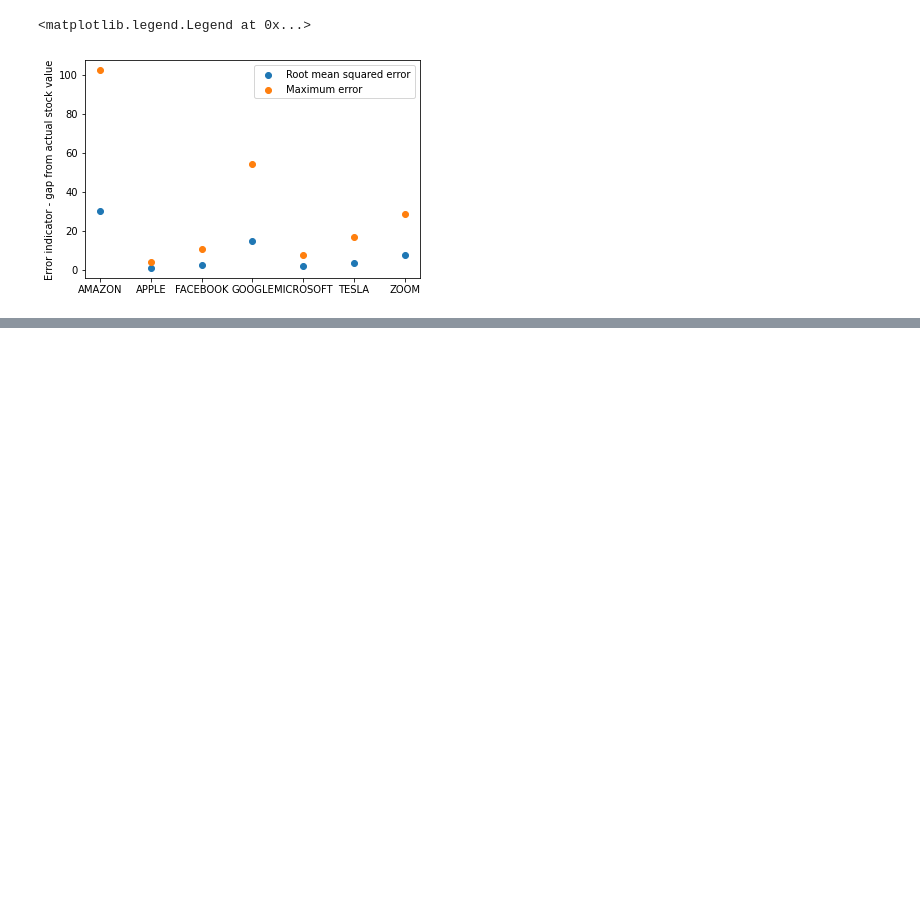
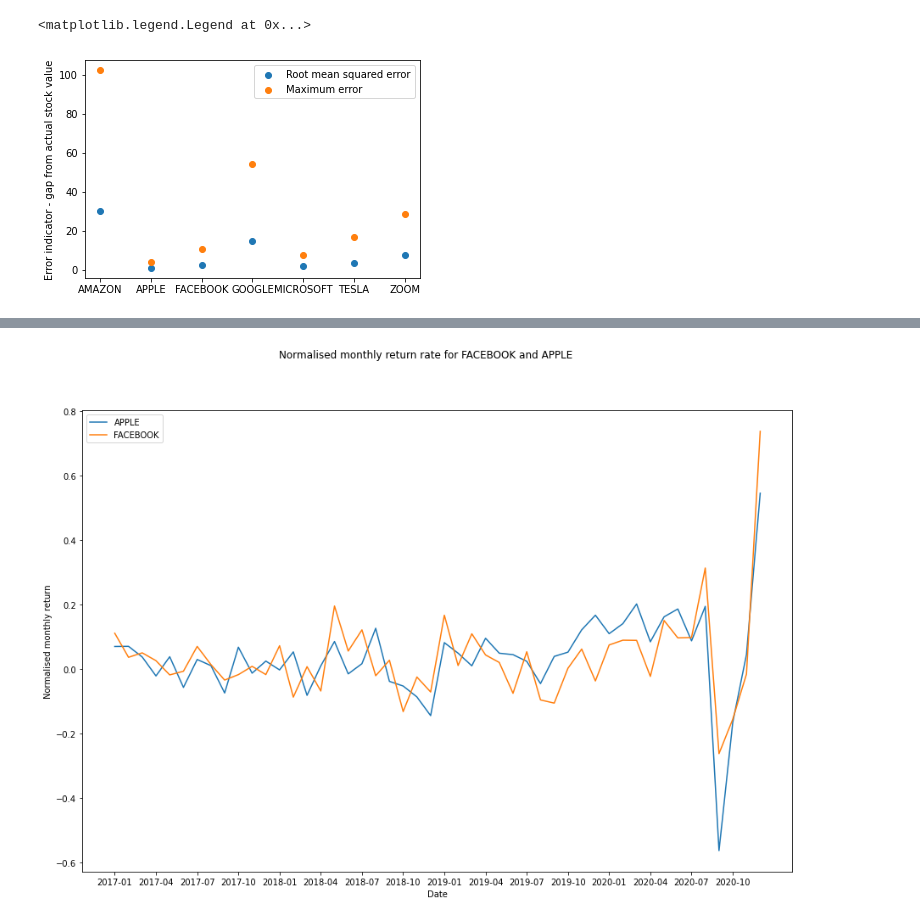
Before and after one commit to adhuet/newmagicwand, a Jupyter notebook: project_newmagicwand.ipynb, the cells around one changed output, grey strips where cells are left out. Cells and saved outputs as stored; diff of their text form; code cells hidden in the pictures; blank space fills up the shorter version.

```diff
--- a/project_newmagicwand.ipynb
+++ b/project_newmagicwand.ipynb
@@ -599,0 +624,32 @@ There are 352 rows in the training set, and 59 in the test set
+# %%
+import numpy as np
+
+df1 = csv_dict['APPLE']
+df2 = csv_dict['FACEBOOK']
+
+dfr1 = show_daily_return(df1)
+dfr2 = show_daily_return(df2)
+
+_, monthly1, _ = show_average_daily_return_per_timeperiod(dfr1)
+_, monthly2, _ = show_average_daily_return_per_timeperiod(dfr2)
+
+mr1 = monthly1.select('average_daily_return').rdd.flatMap(lambda x: x).collect()
+mr2 = monthly2.select('average_daily_return').rdd.flatMap(lambda x: x).collect()
+dates = monthly1.select('month_strt_day').rdd.flatMap(lambda x: x).collect()
+
+norm_mr1 = mr1 / np.linalg.norm(mr1)
+norm_mr2 = mr2 / np.linalg.norm(mr2)
+
+
+plt.rcParams["figure.figsize"] = (15,10)
+plt.plot(dates, norm_mr1, label='APPLE')
+plt.plot(dates, norm_mr2, label='FACEBOOK')
+plt.legend()
+plt.suptitle('Normalised monthly return rate for FACEBOOK and APPLE')
+plt.xticks(dates[::3])
+plt.xlabel('Date')
+plt.ylabel('Normalised monthly return')
+plt.show()
+# plt.savefig('corr_apple_facebook.jpg')
+# %% [output]
+[figure, added]
```
Also changed, not shown: parts of 4 cells of this notebook.
